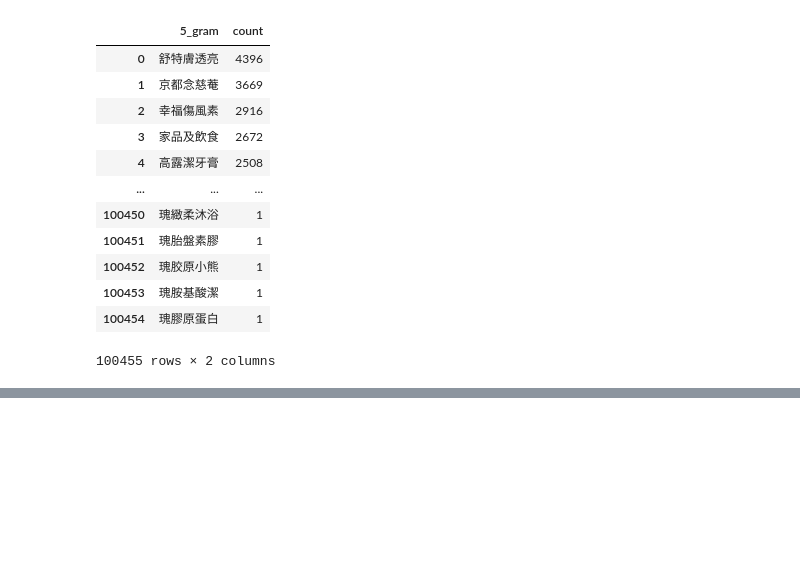
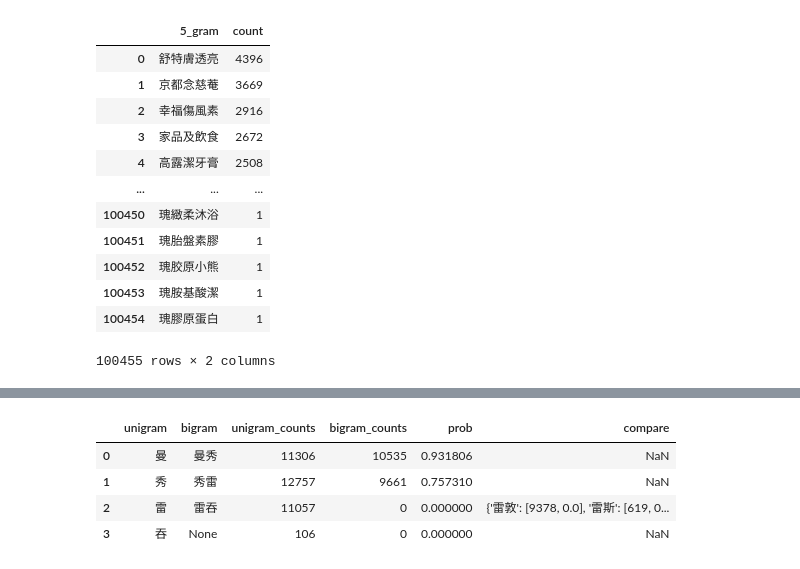
Before and after one commit to victor31ao/search_keywords, a Jupyter notebook: finding_keywords.ipynb, the cells around one changed output, grey strips where cells are left out. Saved outputs shown, nothing was run; the diff lists cells and outputs as text; code cells hidden in the pictures; blank space fills up the shorter version.

```diff
--- a/finding_keywords.ipynb
+++ b/finding_keywords.ipynb
@@ -230,0 +242,11 @@ bigram_df[bigram_df["2_gram"].str.contains("秀敦")]
+# %%
+threshold = 0.00017
+
+autocorrect_df["compare"] = autocorrect_df["unigram"][(autocorrect_df["prob"] < threshold) & ~(autocorrect_df["bigram"].isna())].apply(lambda x: find_matches(x, bigram_df, 2))
+autocorrect_df
+# %% [output]
+|  | unigram | bigram | unigram_counts | bigram_counts | prob | compare |
+| 0 | 曼 | 曼秀 | 11306 | 10535 | 0.931806 | NaN |
+| 1 | 秀 | 秀雷 | 12757 | 9661 | 0.757310 | NaN |
+| 2 | 雷 | 雷吞 | 11057 | 0 | 0.000000 | {'雷敦': [9378, 0.0], '雷斯': [619, 0... |
+| 3 | 吞 | None | 106 | 0 | 0.000000 | NaN |
```
Also changed, not shown: parts of 15 cells of this notebook.
